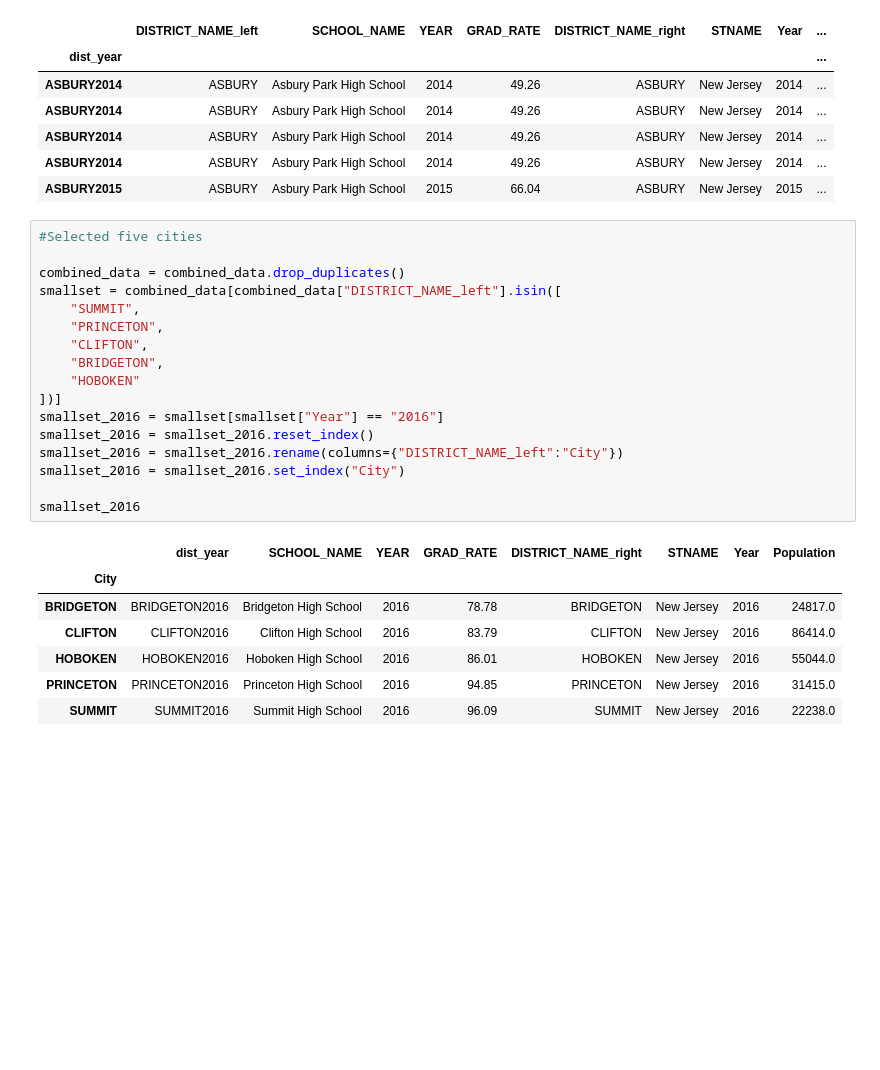
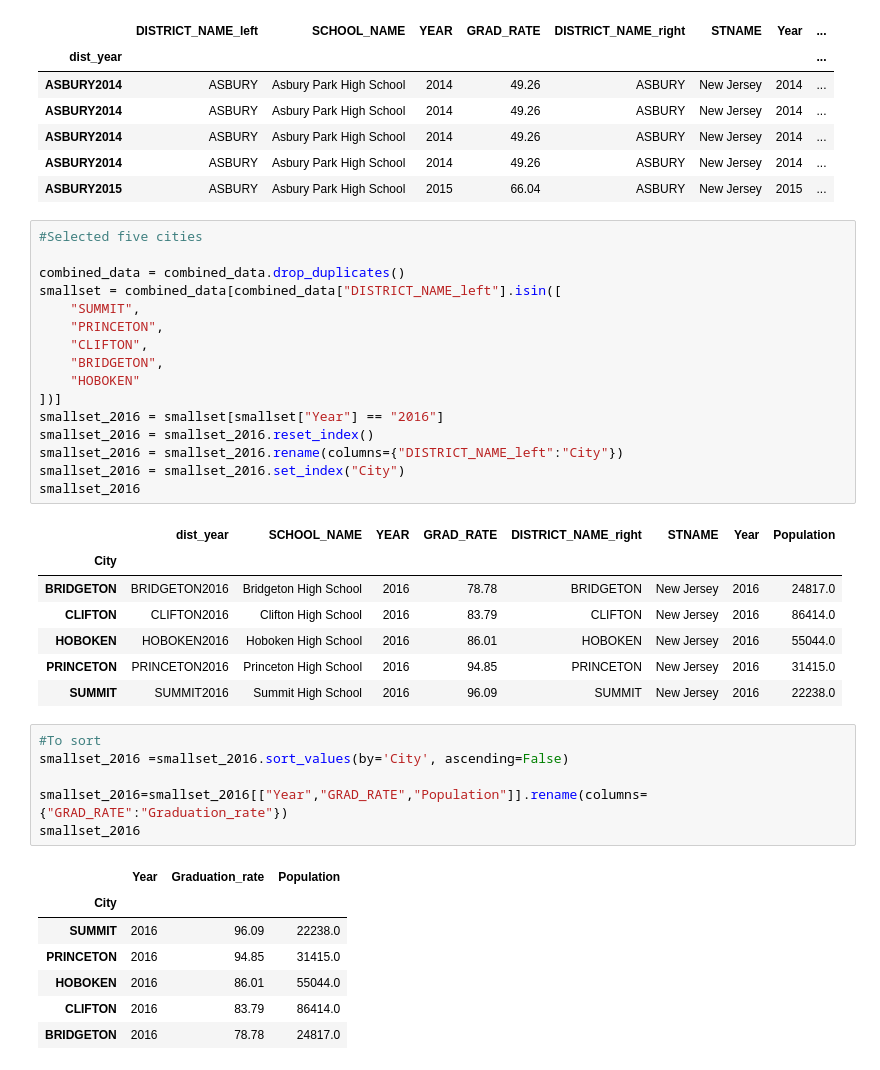
Before and after one commit to fab5-rutgers/first_project, a Jupyter notebook: pop_vs_grad/pop_vs_grad.ipynb, the cells around one changed output. Saved outputs shown, nothing was run; the diff lists cells and outputs as text; blank space fills up the shorter version.

```diff
--- a/pop_vs_grad/pop_vs_grad.ipynb
+++ b/pop_vs_grad/pop_vs_grad.ipynb
@@ -127,7 +127,6 @@ smallset_2016 = smallset[smallset["Year"] == "2016"]
 smallset_2016 = smallset_2016.reset_index()
 smallset_2016 = smallset_2016.rename(columns={"DISTRICT_NAME_left":"City"})
 smallset_2016 = smallset_2016.set_index("City")
-
 smallset_2016
 # %% [output]
 |  | dist_year | SCHOOL_NAME | YEAR | GRAD_RATE | DISTRICT_NAME_right | STNAME | Year | Population |
@@ -137,5 +136,19 @@ smallset_2016
 | HOBOKEN | HOBOKEN2016 | Hoboken High School | 2016 | 86.01 | HOBOKEN | New Jersey | 2016 | 55044.0 |
 | PRINCETON | PRINCETON2016 | Princeton High School | 2016 | 94.85 | PRINCETON | New Jersey | 2016 | 31415.0 |
 | SUMMIT | SUMMIT2016 | Summit High School | 2016 | 96.09 | SUMMIT | New Jersey | 2016 | 22238.0 |
+# %%
+#To sort
+smallset_2016 =smallset_2016.sort_values(by='City', ascending=False)
+
+smallset_2016=smallset_2016[["Year","GRAD_RATE","Population"]].rename(columns={"GRAD_RATE":"Graduation_rate"})
+smallset_2016
+# %% [output]
+|  | Year | Graduation_rate | Population |
+| City |  |  |  |
+| SUMMIT | 2016 | 96.09 | 22238.0 |
+| PRINCETON | 2016 | 94.85 | 31415.0 |
+| HOBOKEN | 2016 | 86.01 | 55044.0 |
+| CLIFTON | 2016 | 83.79 | 86414.0 |
+| BRIDGETON | 2016 | 78.78 | 24817.0 |
 # %%
 #Plot Grad Rate vs Population
```
Also changed, not shown: parts of 2 cells of this notebook.
